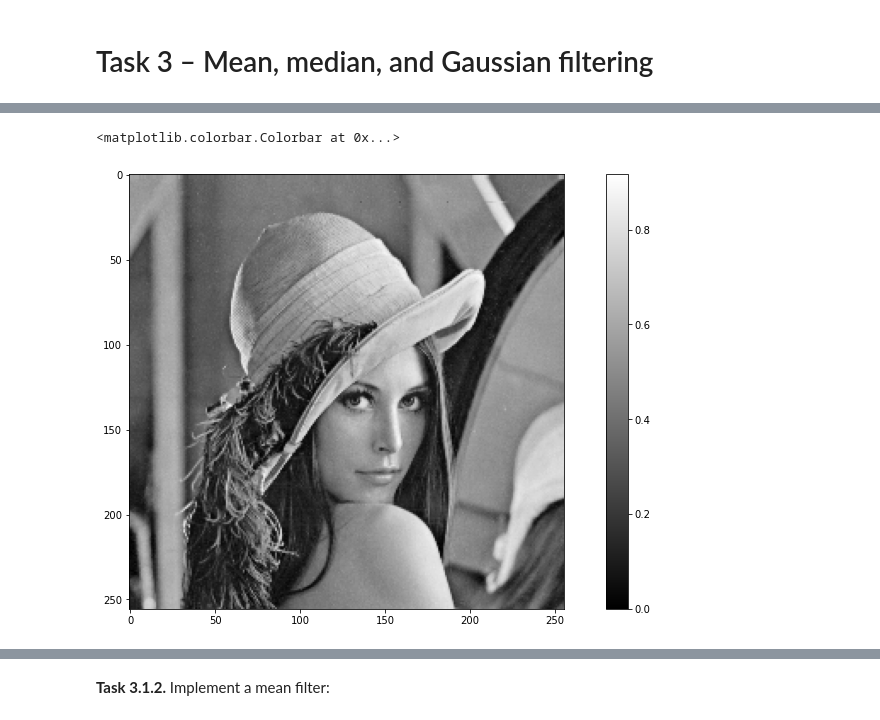
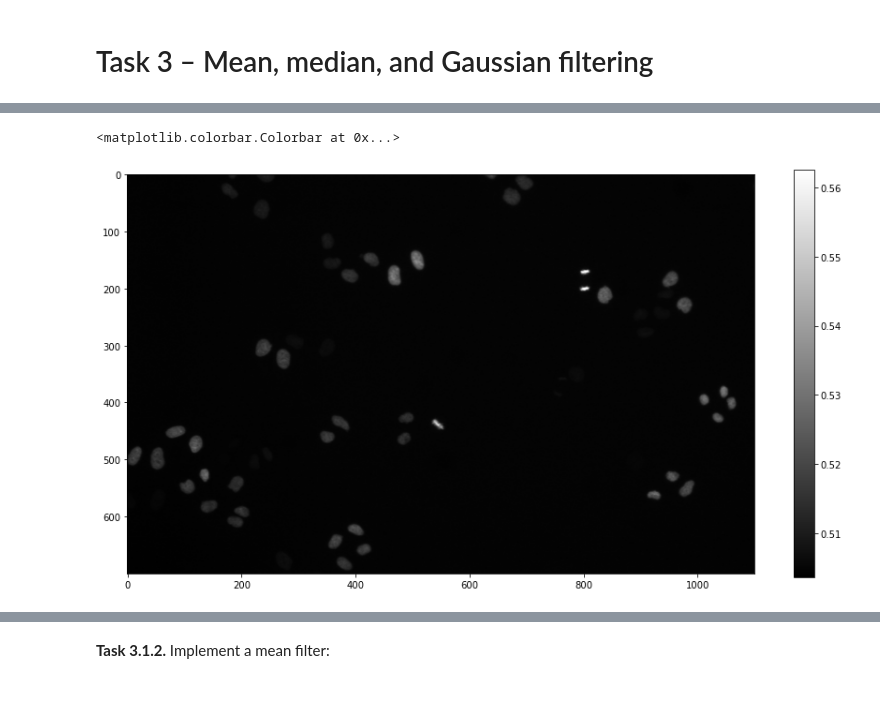
Before and after one commit to datascience-mobi-2023/topic01_team03, a Jupyter notebook: task3.ipynb, the cells around one changed output, grey strips where cells are left out. Saved outputs shown, nothing was run; the diff lists cells and outputs as text; code cells hidden in the pictures; blank space fills up the shorter version.

```diff
--- a/task3.ipynb
+++ b/task3.ipynb
@@ -23,0 +13,6 @@ print(s)
+# %%
+#datensatz 1 Bild 1 Darstellung
+img = imread('BioInfo_Projekt/t01.png')
+figure(figsize(15,8))
+imshow( img,'gray' )
+colorbar()
@@ -24,8 +45,9 @@ print(s)
 # %%
-img = imread('data/lena.png')
+#Datensatz 2 Bild zeigen
+img2 = imread('BioInfo_Projekt/t13.png')
 figure(figsize(15,8))
-imshow( img,'gray' )
+imshow(img, 'gray')
 colorbar()
 # %% [output]
 <matplotlib.colorbar.Colorbar at 0x...>
-[figure, old version]
+[figure, new version]
```
Also changed, not shown: parts of 17 cells of this notebook.
